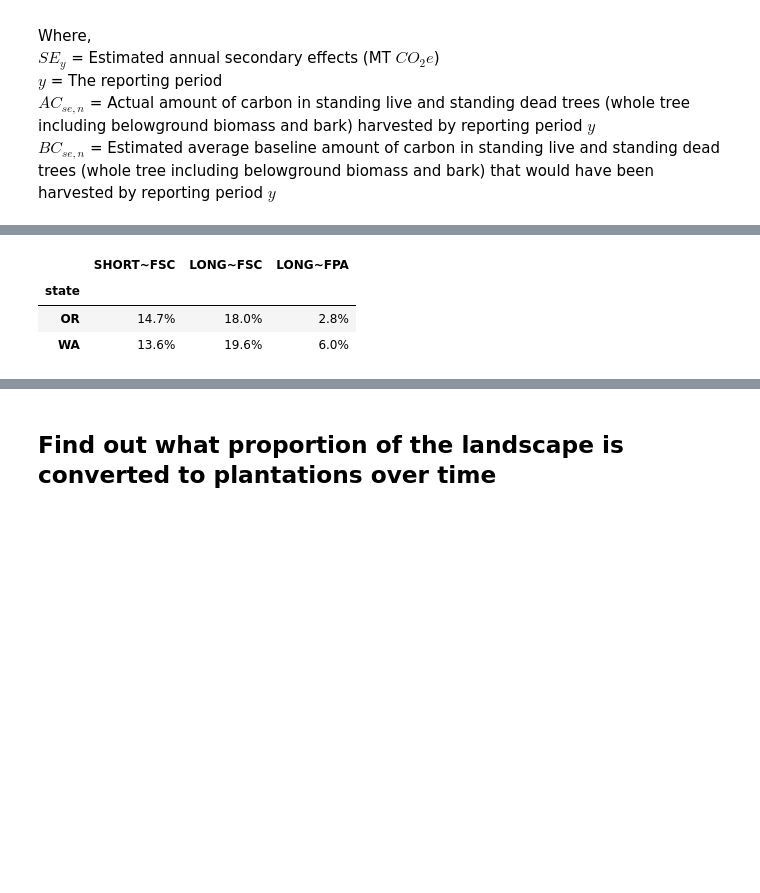
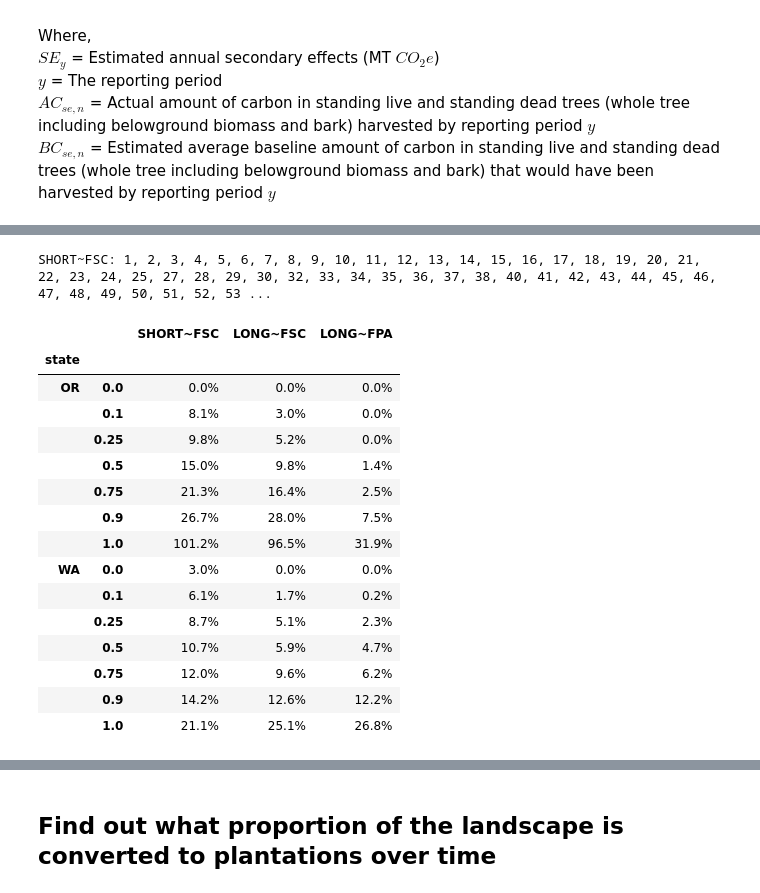
Before and after one commit to Ecotrust/FSC_Case_Studies, a Jupyter notebook: FSC Case Study Visualization.ipynb, the cells around one changed output, grey strips where cells are left out. Saved outputs shown, nothing was run; the diff lists cells and outputs as text; code cells hidden in the pictures; blank space fills up the shorter version.

```diff
--- a/FSC Case Study Visualization.ipynb
+++ b/FSC Case Study Visualization.ipynb
@@ -106,5 +162,5 @@ plt.savefig('./images/FVSvFPA_RMZcore.png');
 # %%
-data = pd.read_csv('./Data/rxAll.csv')
+data = pd.read_csv('./data/rxall.csv')
 # %%
 # join with the parcel table to get the state for each parcel
 data = pd.merge(left=data, right=parcels[['parcelid', 'state']], left_on='parcel', right_on='parcelid').drop('parcelid', axis=1)
@@ -352,5 +417,7 @@ plt.savefig('./images/KPI_lines.png');
 # %%
-cols = ['parcel', 'year', 'state', 'scenario', 'cumulative_mbf', 'tCO2e', 'npv_adj', 'stand_plus_remove_MBF', 'stand_plus_remove_mcuft_CCF']
+cols = ['parcel', 'year', 'state', 'scenario', 'cumulative_mbf',
+        'tCO2e', 'npv_adj', 'stand_plus_remove_MBF', 'stand_plus_remove_mcuft_CCF']
+
 all_rx = data[cols].sort_values(by=['parcel', 'year']).groupby(by=['scenario','parcel','state']).agg({'cumulative_mbf':'max', 'tCO2e':'mean',
                                                                                                       'npv_adj':'max',
                                                                                                       'stand_plus_remove_MBF':'max',
@@ -735,0 +684,2 @@ SHORT~FSC: 1, 2, 3, 4, 5, 6, 7, 8, 9, 10, 11, 12, 13, 14, 15, 16, 17, 18, 19, 20
+# %%
+quantiles = [0, 0.1, 0.25, 0.5, 0.75, 0.90, 1.0]
@@ -736,3 +895,53 @@ SHORT~FSC: 1, 2, 3, 4, 5, 6, 7, 8, 9, 10, 11, 12, 13, 14, 15, 16, 17, 18, 19, 20
+# %%
+# a worker function to calculate the spread between an alternative scenario and BAU depending on a carbon value
+def get_npv_diff(timber_premium, parcelid, scenario):
+    '''
+    Given a premium that is added to a scenario based on the timber revenue
+    generated over time, calculates the (squared) difference in NPV
+    for a single parcel.
+    '''
+    cols = ['scenario', 'year', 'parcel', 'undiscounted_revenue_adj', 'undiscounted_cost_adj']
+    # get the incremental undiscounted timber revenue and cost for each parcel over time
+    parcel_temp = data[cols].loc[(data.scenario == scenario) & (data.parcel == parcelid)]
+    bau_npv = data.loc[(data.scenario == 'BAU') & (data.parcel == parcelid)]['npv_adj'].iloc[-1]
+    periodic = parcel_temp.groupby(by=['scenario', 'parcel']).diff()
+
+    # correct the periodic income in the first year of the simulation, which was changed to NaN
+    # by the diff function used above
+    periodic['undiscounted_cost_adj'].iloc[0] = parcel_temp['undiscounted_cost_adj'].iloc[0]
+    periodic['undiscounted_revenue_adj'].iloc[0] = parcel_temp['undiscounted_revenue_adj'].iloc[0]
+    periodic['year'] = parcel_temp['year']
+
+    # apply a premium value to the timber revenue for the alternative scenario
+    periodic['undiscounted_premium'] = timber_premium * periodic.undiscounted_revenue_adj
+
+    # then calculate cumulative NPV
+    periodic['discounted_cost'] = periodic.undiscounted_cost_adj/((1+0.05)**(periodic.year-2014))
+    periodic['discounted_revenue_premium'] = (periodic.undiscounted_premium + periodic.undiscounted_revenue_adj)/((1+0.05)**(periodic.year-2014))
+    periodic['npv_premium'] = periodic.discounted_revenue_premium - periodic.discounted_cost
+    # sum up the periodic net values to get cumulative NPV
+    prem_npv = periodic.npv_premium.sum()
+
+    # and finally calculates the NPV difference vs. BAU after 100 years for each property
+    return (bau_npv - prem_npv)**2
+# %%
+# run an optimization on each parcel to determine the timber premium at which
+# the difference in NPV from BAU is minimized
+parcelids = pd.unique(data.parcel)
+
+# we'll store the results of the optimization in a dictionary
+timber_premium_dict = {}
+
+# iterate through the scenarios and parcels to calculate the timber premium
+for scenario in ['SHORT~FSC', 'LONG~FSC', 'LONG~FPA']:
+    print(scenario, end=': ')
+    timber_premium_dict[scenario] = {}
+    for parcelid in parcelids:
+        result = minimize(get_npv_diff, x0=0.1, args=(parcelid, scenario), bounds=[(0,5)])
+        timber_premium_dict[scenario][parcelid] = result.x[0]
+        print(parcelid, end=', ')
+# %% [output]
+SHORT~FSC: 1, 2, 3, 4, 5, 6, 7, 8, 9, 10, 11, 12, 13, 14, 15, 16, 17, 18, 19, 20, 21, 22, 23, 24, 25, 27, 28, 29, 30, 32, 33, 34, 35, 36, 37, 38, 40, 41, 42, 43, 44, 45, 46, 47, 48, 49, 50, 51, 52, 53 ...
 # %%
 state_lookup = data[['parcel', 'state','year']].groupby(by=['parcel', 'state']).mean().reset_index(level=1)['state']
 # %%
@@ -746,10 +955,22 @@ timber_data = {'state': timber_states, 'parcel':timber_parcels, 'SHORT~FSC':timb
                'LONG~FSC':timber_fsclong, 'LONG~FPA':timber_fpalong}
 timber_premiums = pd.DataFrame(timber_data)
 # %%
-timber_premiums.groupby('state').mean()[['SHORT~FSC','LONG~FSC','LONG~FPA']].style.format('{:.1%}')
+timber_premiums.groupby('state').quantile(quantiles)[['SHORT~FSC','LONG~FSC','LONG~FPA']].style.format('{:.1%}')
 # %% [output]
-|  | SHORT~FSC | LONG~FSC | LONG~FPA |
-| state |  |  |  |
-| OR | 14.7% | 18.0% | 2.8% |
-| WA | 13.6% | 19.6% | 6.0% |
+|  |  | SHORT~FSC | LONG~FSC | LONG~FPA |
+| state |  |  |  |  |
+| OR | 0.0 | 0.0% | 0.0% | 0.0% |
+|  | 0.1 | 8.1% | 3.0% | 0.0% |
+|  | 0.25 | 9.8% | 5.2% | 0.0% |
+|  | 0.5 | 15.0% | 9.8% | 1.4% |
+|  | 0.75 | 21.3% | 16.4% | 2.5% |
+|  | 0.9 | 26.7% | 28.0% | 7.5% |
+|  | 1.0 | 101.2% | 96.5% | 31.9% |
+| WA | 0.0 | 3.0% | 0.0% | 0.0% |
+|  | 0.1 | 6.1% | 1.7% | 0.2% |
+|  | 0.25 | 8.7% | 5.1% | 2.3% |
+|  | 0.5 | 10.7% | 5.9% | 4.7% |
+|  | 0.75 | 12.0% | 9.6% | 6.2% |
+|  | 0.9 | 14.2% | 12.6% | 12.2% |
+|  | 1.0 | 21.1% | 25.1% | 26.8% |
 # %%
```
Also changed, not shown: parts of 112 cells of this notebook, 10 other files.
